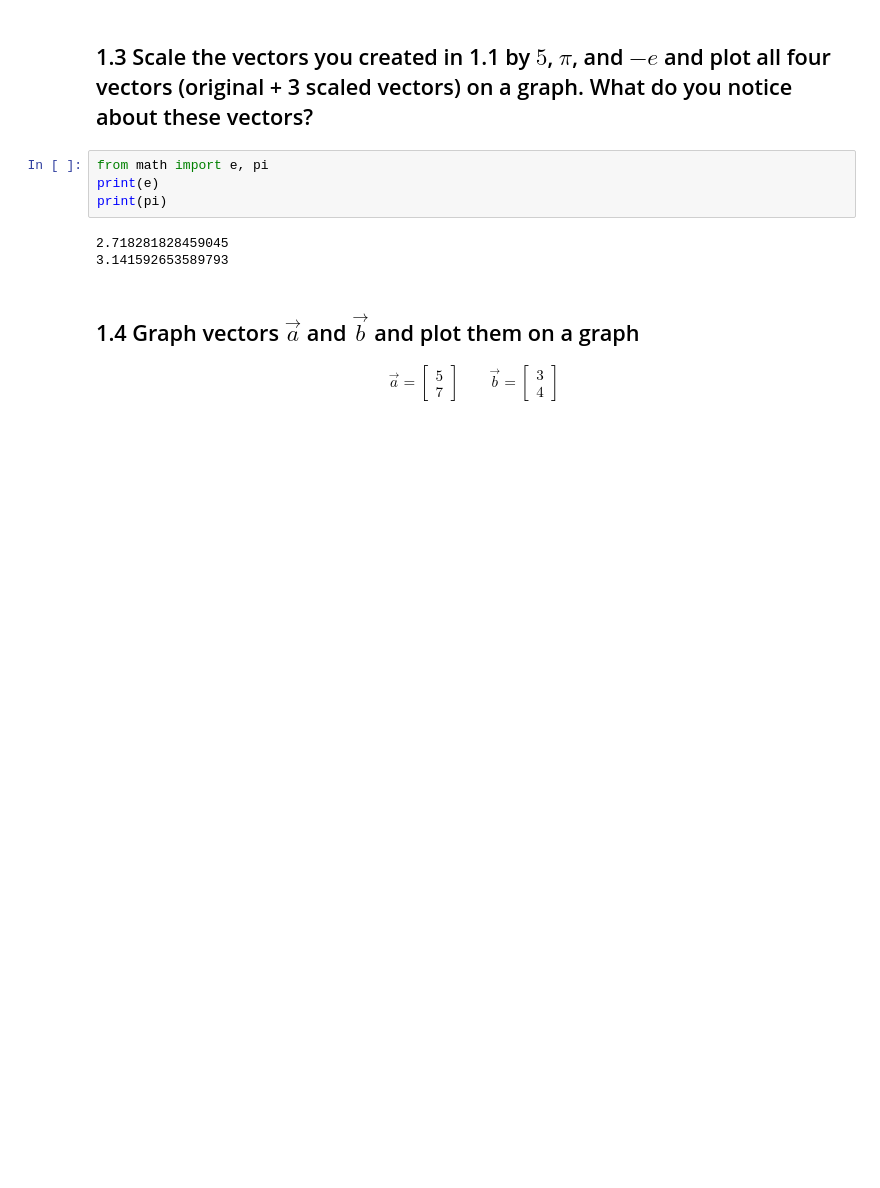
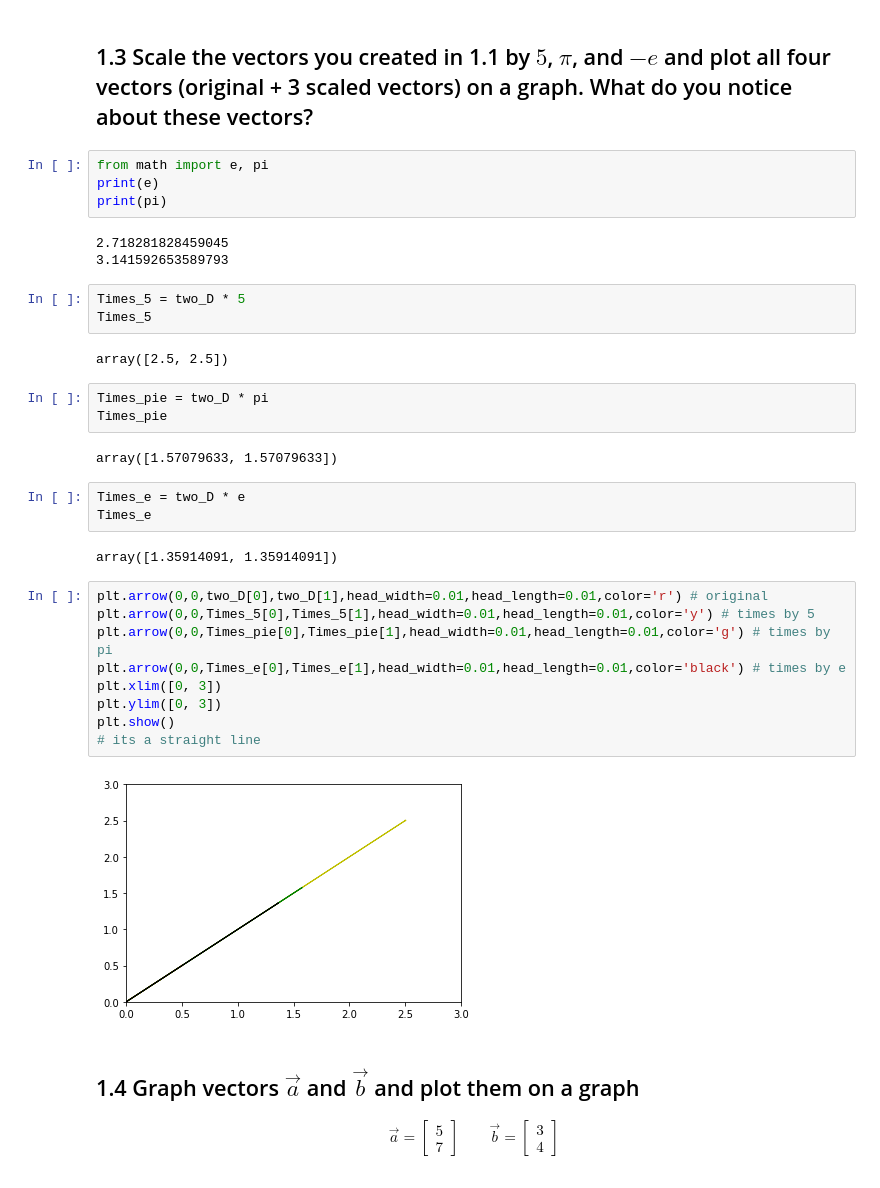
Before and after one commit to alifarah94/DS-Unit-1-Sprint-3-Linear-Algebra, a Jupyter notebook: Week_3_Day_1_DS_131_Vectors_and_Matrices_Assignment.ipynb, the cells around one changed output. Drawn from its saved outputs; the diff is of its cells as text; blank space fills up the shorter version.

```diff
--- a/Week_3_Day_1_DS_131_Vectors_and_Matrices_Assignment.ipynb
+++ b/Week_3_Day_1_DS_131_Vectors_and_Matrices_Assignment.ipynb
@@ -17,6 +48,32 @@ print(pi)
 # %% [output]
 2.718281828459045
 3.141592653589793
+# %%
+Times_5 = two_D * 5
+Times_5
+# %% [output]
+array([2.5, 2.5])
+# %%
+Times_pie = two_D * pi
+Times_pie
+# %% [output]
+array([1.57079633, 1.57079633])
+# %%
+Times_e = two_D * e
+Times_e
+# %% [output]
+array([1.35914091, 1.35914091])
+# %%
+plt.arrow(0,0,two_D[0],two_D[1],head_width=0.01,head_length=0.01,color='r') # original
+plt.arrow(0,0,Times_5[0],Times_5[1],head_width=0.01,head_length=0.01,color='y') # times by 5
+plt.arrow(0,0,Times_pie[0],Times_pie[1],head_width=0.01,head_length=0.01,color='g') # times by pi
+plt.arrow(0,0,Times_e[0],Times_e[1],head_width=0.01,head_length=0.01,color='black') # times by e
+plt.xlim([0, 3])
+plt.ylim([0, 3])
+plt.show()
+# its a straight line
+# %% [output]
+[figure, added]
 # %% [markdown]
 ## 1.4 Graph vectors $\vec{a}$ and $\vec{b}$ and plot them on a graph
 
```
Also changed, not shown: parts of 19 cells of this notebook.
